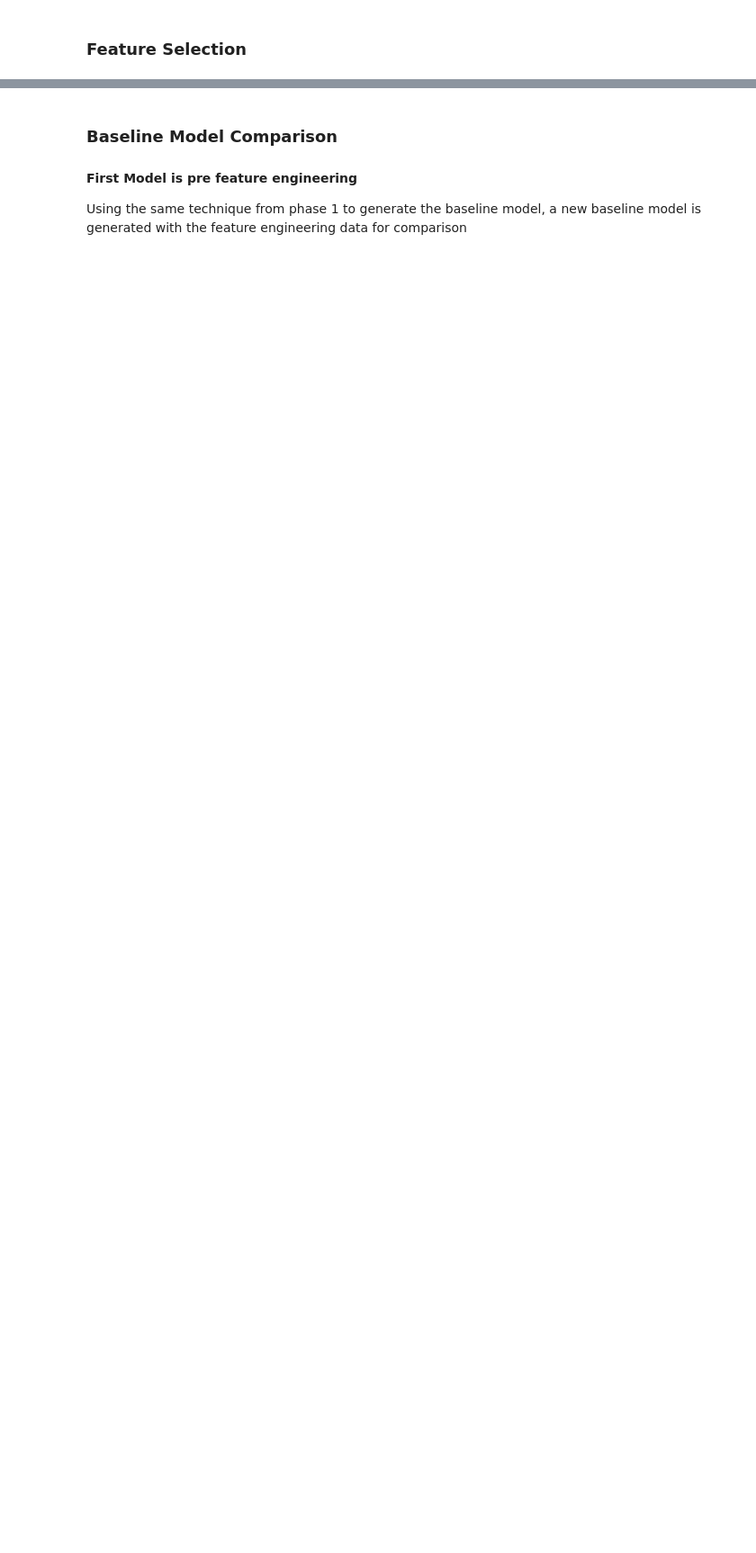
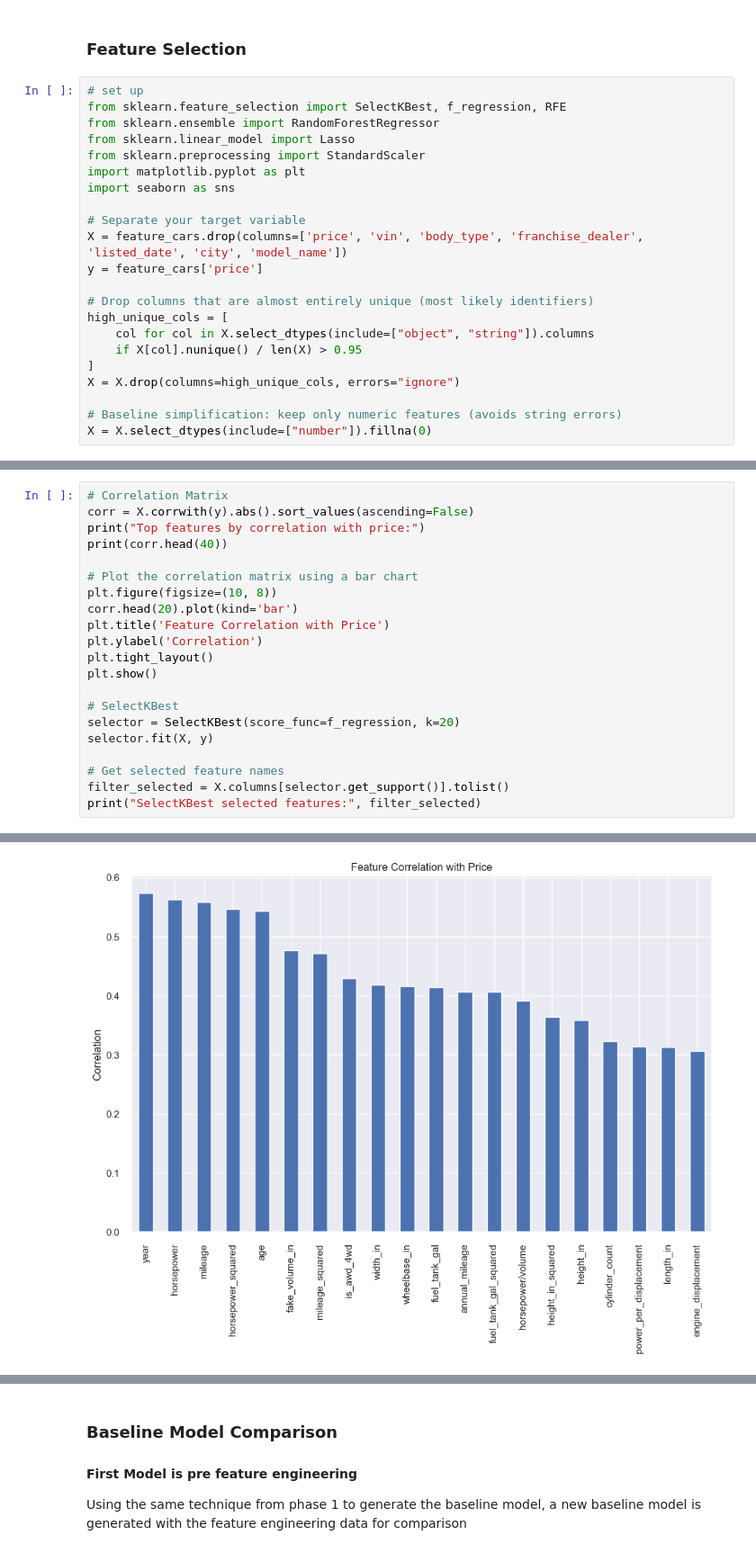
Before and after one commit to chalou123456/COMP333_Group_O, a Jupyter notebook: COMP333_PROJECT_GROUP_O.ipynb, the cells around one changed output, grey strips where cells are left out. Shown at 90% size. Saved outputs shown, nothing was run; the diff lists cells and outputs as text; blank space fills up the shorter version.

Commit message:
added filter, wrapper and embedded methods

```diff
--- a/COMP333_PROJECT_GROUP_O.ipynb
+++ b/COMP333_PROJECT_GROUP_O.ipynb
@@ -1373,3 +1373,25 @@ quantDDA(feature_cars)
 | 47 | cylinder_count | 113002 | 112509 | 5 | 493 | ... |
 # %% [markdown]
 ### Feature Selection
+# %%
+# set up
+from sklearn.feature_selection import SelectKBest, f_regression, RFE
+from sklearn.ensemble import RandomForestRegressor
+from sklearn.linear_model import Lasso
+from sklearn.preprocessing import StandardScaler
+import matplotlib.pyplot as plt
+import seaborn as sns
+
+# Separate your target variable
+X = feature_cars.drop(columns=['price', 'vin', 'body_type', 'franchise_dealer', 'listed_date', 'city', 'model_name'])
+y = feature_cars['price']
+
+# Drop columns that are almost entirely unique (most likely identifiers)
+high_unique_cols = [
+    col for col in X.select_dtypes(include=["object", "string"]).columns
+    if X[col].nunique() / len(X) > 0.95
+]
+X = X.drop(columns=high_unique_cols, errors="ignore")
+
+# Baseline simplification: keep only numeric features (avoids string errors)
+X = X.select_dtypes(include=["number"]).fillna(0)
@@ -1375,0 +1401,22 @@ quantDDA(feature_cars)
+# %%
+# Correlation Matrix
+corr = X.corrwith(y).abs().sort_values(ascending=False)
+print("Top features by correlation with price:")
+print(corr.head(40))
+
+# Plot the correlation matrix using a bar chart
+plt.figure(figsize=(10, 8))
+corr.head(20).plot(kind='bar')
+plt.title('Feature Correlation with Price')
+plt.ylabel('Correlation')
+plt.tight_layout()
+plt.show()
+
+# SelectKBest
+selector = SelectKBest(score_func=f_regression, k=20)
+selector.fit(X, y)
+
+# Get selected feature names
+filter_selected = X.columns[selector.get_support()].tolist()
+print("SelectKBest selected features:", filter_selected)
+# %% [output]
@@ -1375,0 +1440 @@ quantDDA(feature_cars)
+[figure, added]
```
Also changed, not shown: parts of 6 cells of this notebook.
